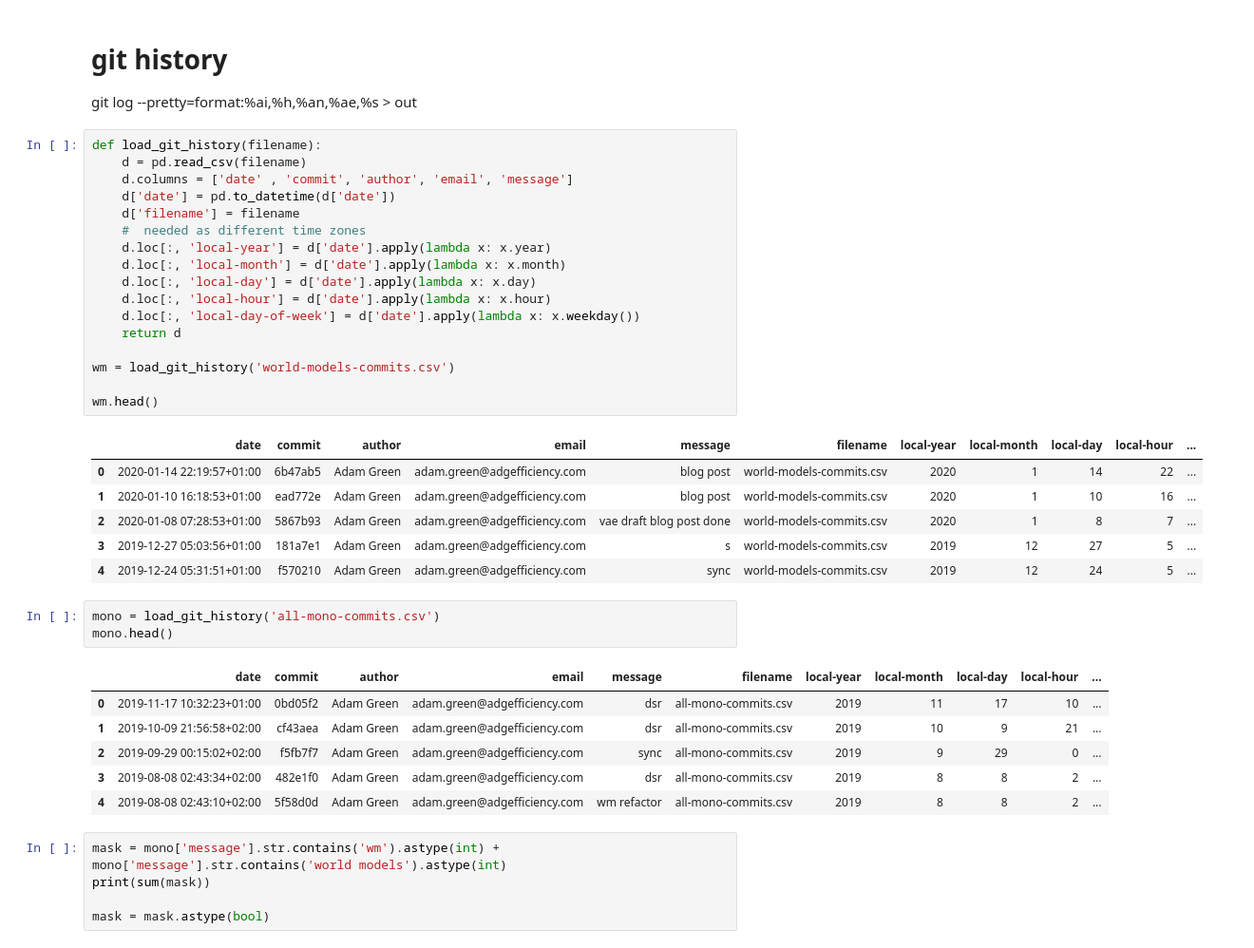
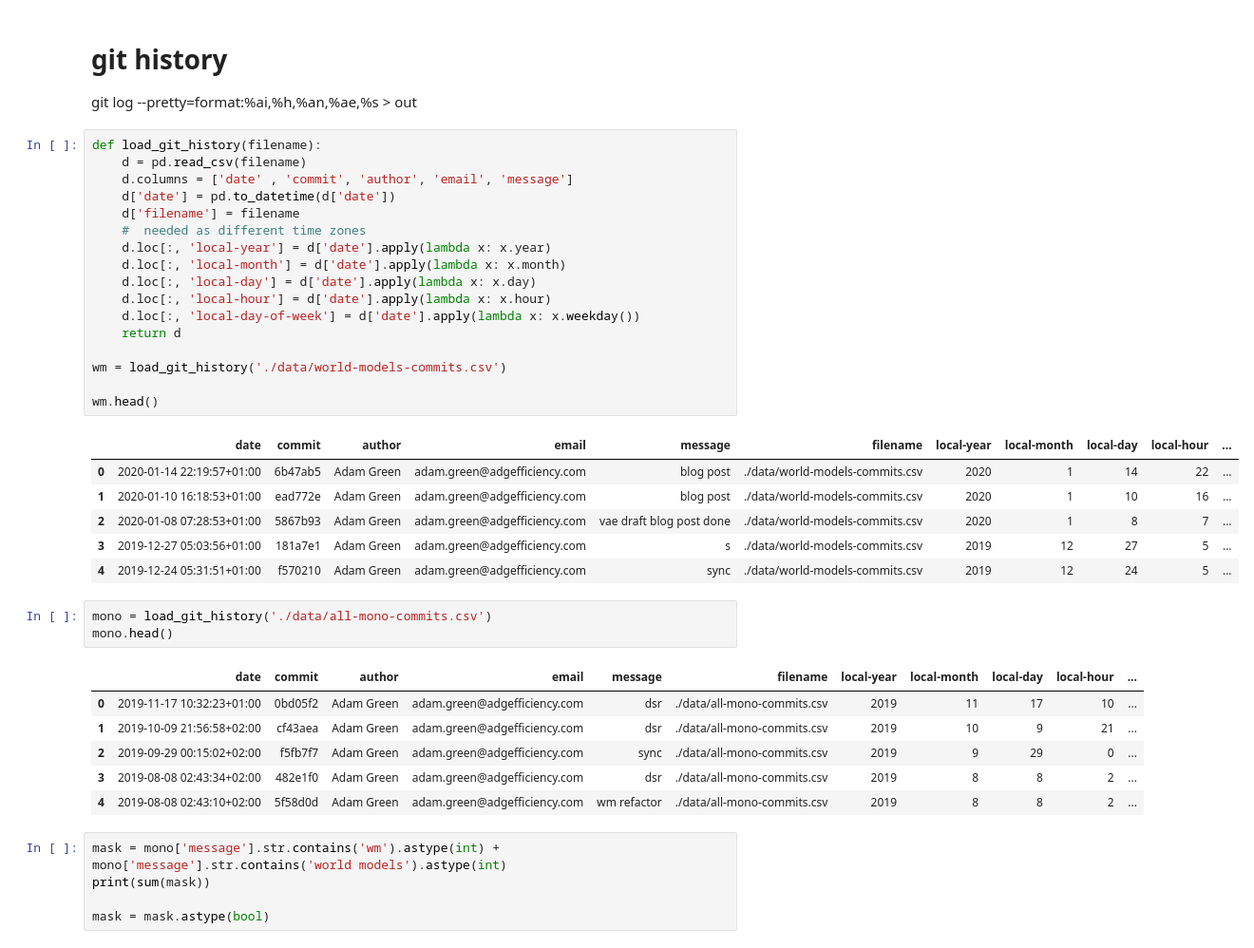
Before and after one commit to ADGEfficiency/world-models-dev, a Jupyter notebook: notebooks/git-history.ipynb, the cells around one changed output. Shown: that part at 95% size. Saved outputs shown, nothing was run; the diff lists cells and outputs as text.

```diff
--- a/notebooks/git-history.ipynb
+++ b/notebooks/git-history.ipynb
@@ -10,37 +10,37 @@ git log --pretty=format:%ai,%h,%an,%ae,%s > out
 # %%
 def load_git_history(filename):
     d = pd.read_csv(filename)
     d.columns = ['date' , 'commit', 'author', 'email', 'message']
     d['date'] = pd.to_datetime(d['date'])
     d['filename'] = filename
     #  needed as different time zones
     d.loc[:, 'local-year'] = d['date'].apply(lambda x: x.year)
     d.loc[:, 'local-month'] = d['date'].apply(lambda x: x.month)
     d.loc[:, 'local-day'] = d['date'].apply(lambda x: x.day)
     d.loc[:, 'local-hour'] = d['date'].apply(lambda x: x.hour)
     d.loc[:, 'local-day-of-week'] = d['date'].apply(lambda x: x.weekday())
     return d
 
-wm = load_git_history('world-models-commits.csv')
+wm = load_git_history('./data/world-models-commits.csv')
 
 wm.head()
 # %% [output]
 |  | date | commit | author | email | message | filename | local-year | local-month | local-day | local-hour | ... |
-| 0 | 2020-01-14 22:19:57+01:00 | 6b47ab5 | Adam Green | adam.green@adgefficiency.com | blog post | world-models-commits.csv | 2020 | 1 | 14 | 22 | ... |
-| 1 | 2020-01-10 16:18:53+01:00 | ead772e | Adam Green | adam.green@adgefficiency.com | blog post | world-models-commits.csv | 2020 | 1 | 10 | 16 | ... |
-| 2 | 2020-01-08 07:28:53+01:00 | 5867b93 | Adam Green | adam.green@adgefficiency.com | vae draft blog post done | world-models-commits.csv | 2020 | 1 | 8 | 7 | ... |
-| 3 | 2019-12-27 05:03:56+01:00 | 181a7e1 | Adam Green | adam.green@adgefficiency.com | s | world-models-commits.csv | 2019 | 12 | 27 | 5 | ... |
-| 4 | 2019-12-24 05:31:51+01:00 | f570210 | Adam Green | adam.green@adgefficiency.com | sync | world-models-commits.csv | 2019 | 12 | 24 | 5 | ... |
+| 0 | 2020-01-14 22:19:57+01:00 | 6b47ab5 | Adam Green | adam.green@adgefficiency.com | blog post | ./data/world-models-commits.csv | 2020 | 1 | 14 | 22 | ... |
+| 1 | 2020-01-10 16:18:53+01:00 | ead772e | Adam Green | adam.green@adgefficiency.com | blog post | ./data/world-models-commits.csv | 2020 | 1 | 10 | 16 | ... |
+| 2 | 2020-01-08 07:28:53+01:00 | 5867b93 | Adam Green | adam.green@adgefficiency.com | vae draft blog post done | ./data/world-models-commits.csv | 2020 | 1 | 8 | 7 | ... |
+| 3 | 2019-12-27 05:03:56+01:00 | 181a7e1 | Adam Green | adam.green@adgefficiency.com | s | ./data/world-models-commits.csv | 2019 | 12 | 27 | 5 | ... |
+| 4 | 2019-12-24 05:31:51+01:00 | f570210 | Adam Green | adam.green@adgefficiency.com | sync | ./data/world-models-commits.csv | 2019 | 12 | 24 | 5 | ... |
 # %%
-mono = load_git_history('all-mono-commits.csv')
+mono = load_git_history('./data/all-mono-commits.csv')
 mono.head()
 # %% [output]
 |  | date | commit | author | email | message | filename | local-year | local-month | local-day | local-hour | ... |
-| 0 | 2019-11-17 10:32:23+01:00 | 0bd05f2 | Adam Green | adam.green@adgefficiency.com | dsr | all-mono-commits.csv | 2019 | 11 | 17 | 10 | ... |
-| 1 | 2019-10-09 21:56:58+02:00 | cf43aea | Adam Green | adam.green@adgefficiency.com | dsr | all-mono-commits.csv | 2019 | 10 | 9 | 21 | ... |
-| 2 | 2019-09-29 00:15:02+02:00 | f5fb7f7 | Adam Green | adam.green@adgefficiency.com | sync | all-mono-commits.csv | 2019 | 9 | 29 | 0 | ... |
-| 3 | 2019-08-08 02:43:34+02:00 | 482e1f0 | Adam Green | adam.green@adgefficiency.com | dsr | all-mono-commits.csv | 2019 | 8 | 8 | 2 | ... |
-| 4 | 2019-08-08 02:43:10+02:00 | 5f58d0d | Adam Green | adam.green@adgefficiency.com | wm refactor | all-mono-commits.csv | 2019 | 8 | 8 | 2 | ... |
+| 0 | 2019-11-17 10:32:23+01:00 | 0bd05f2 | Adam Green | adam.green@adgefficiency.com | dsr | ./data/all-mono-commits.csv | 2019 | 11 | 17 | 10 | ... |
+| 1 | 2019-10-09 21:56:58+02:00 | cf43aea | Adam Green | adam.green@adgefficiency.com | dsr | ./data/all-mono-commits.csv | 2019 | 10 | 9 | 21 | ... |
+| 2 | 2019-09-29 00:15:02+02:00 | f5fb7f7 | Adam Green | adam.green@adgefficiency.com | sync | ./data/all-mono-commits.csv | 2019 | 9 | 29 | 0 | ... |
+| 3 | 2019-08-08 02:43:34+02:00 | 482e1f0 | Adam Green | adam.green@adgefficiency.com | dsr | ./data/all-mono-commits.csv | 2019 | 8 | 8 | 2 | ... |
+| 4 | 2019-08-08 02:43:10+02:00 | 5f58d0d | Adam Green | adam.green@adgefficiency.com | wm refactor | ./data/all-mono-commits.csv | 2019 | 8 | 8 | 2 | ... |
 # %%
 mask = mono['message'].str.contains('wm').astype(int) + mono['message'].str.contains('world models').astype(int)
 print(sum(mask))
```
Also changed, not shown: parts of 6 cells of this notebook, 5 other files.
